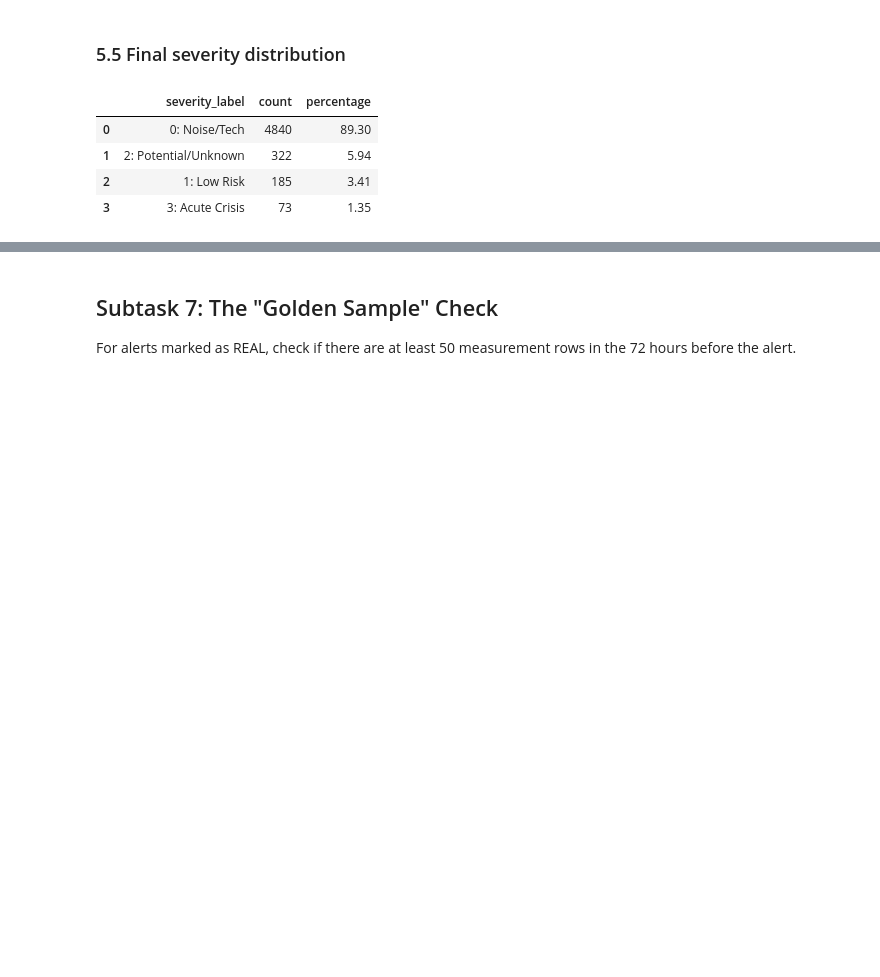
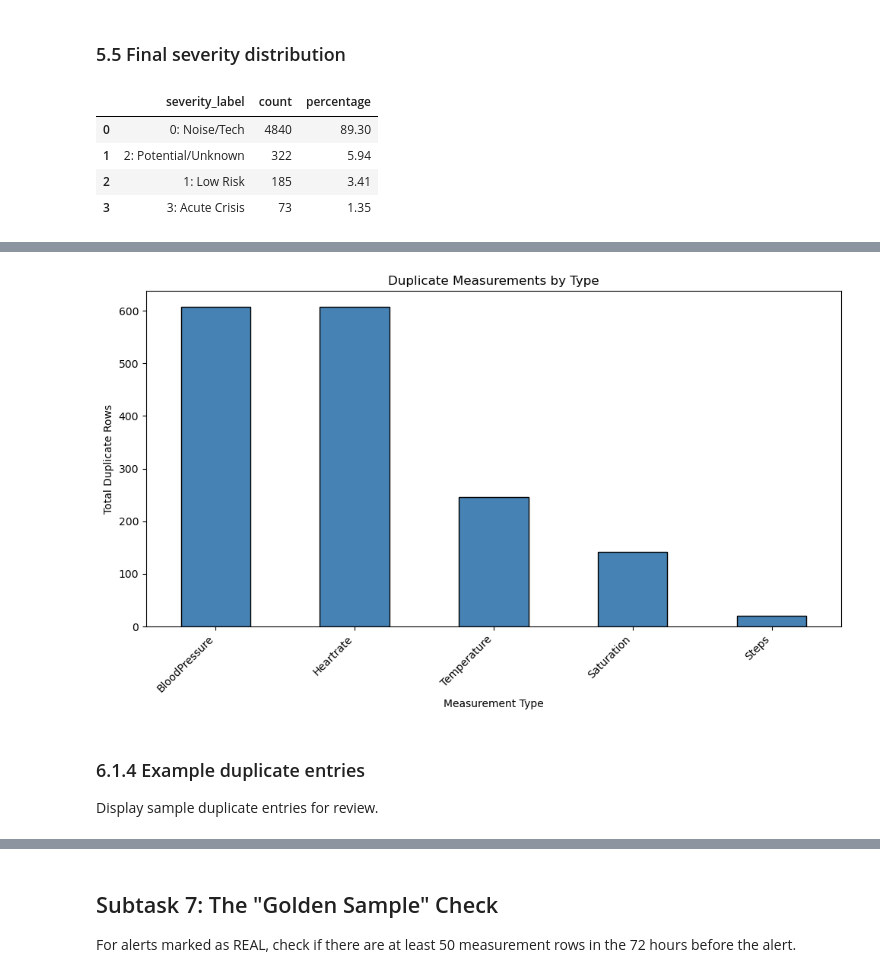
Before and after one commit to eldarmuk/AI-CVD, a Jupyter notebook: notebooks/02_basic_eda.ipynb, the cells around one changed output, grey strips where cells are left out. Drawn from its saved outputs; the diff is of its cells as text; code cells hidden in the pictures; blank space fills up the shorter version.

Commit message:
Complete Duplicate analysis for measurements table

```diff
--- a/notebooks/02_basic_eda.ipynb
+++ b/notebooks/02_basic_eda.ipynb
@@ -661,0 +666,3 @@ summary
+# %%
+duplicate_groups = measurements_df.groupby(['senior_id', 'date', 'type']).size().reset_index(name='count')
+duplicates = duplicate_groups[duplicate_groups['count'] > 1]
@@ -661,0 +686,11 @@ summary
+# %%
+# Extract duplicate rows
+duplicates['key'] = duplicates['senior_id'].astype(str) + "_" + \
+                   duplicates['date'].astype(str) + "_" + \
+                   duplicates['type'].astype(str)
+
+measurements_df['key'] = measurements_df['senior_id'].astype(str) + "_" + \
+                        measurements_df['date'].astype(str) + "_" + \
+                        measurements_df['type'].astype(str)
+
+dup_rows_df = measurements_df[measurements_df['key'].isin(duplicates['key'])].copy()
@@ -661,0 +728,21 @@ summary
+# %%
+def check_group(group):
+    mtype = group['type'].iloc[0]
+    if mtype == 'BloodPressure':
+        is_true = (group['sbp'].nunique() == 1) and (group['dbp'].nunique() == 1)
+    else:
+        is_true = (group['value'].nunique() == 1)
+
+    return 'True Duplicate' if is_true else 'Conflicting'
+# %%
+group_categories = dup_rows_df.groupby(['senior_id', 'date', 'type']).apply(check_group).reset_index(name='category')
+type_summary_df = duplicates.merge(group_categories, on=['senior_id', 'date', 'type'])
+
+type_summary = type_summary_df.groupby('type').agg(
+    total_duplicate_rows=('count', 'sum'),
+    total_groups=('count', 'count'),
+    true_duplicate_groups=('category', lambda x: (x == 'True Duplicate').sum()),
+    conflicting_groups=('category', lambda x: (x == 'Conflicting').sum())
+).sort_values('total_duplicate_rows', ascending=False)
+
+type_summary
@@ -661,0 +757,15 @@ summary
+# %%
+plt.figure(figsize=(10, 6))
+type_summary['total_duplicate_rows'].plot(kind='bar', color='steelblue', edgecolor='black')
+plt.xlabel('Measurement Type')
+plt.ylabel('Total Duplicate Rows')
+plt.title('Duplicate Measurements by Type')
+plt.xticks(rotation=45, ha='right')
+plt.tight_layout()
+plt.show()
+# %% [output]
+[figure, added]
+# %% [markdown]
+### 6.1.4 Example duplicate entries
+
+Display sample duplicate entries for review.
```
Also changed, not shown: parts of 10 cells of this notebook.
